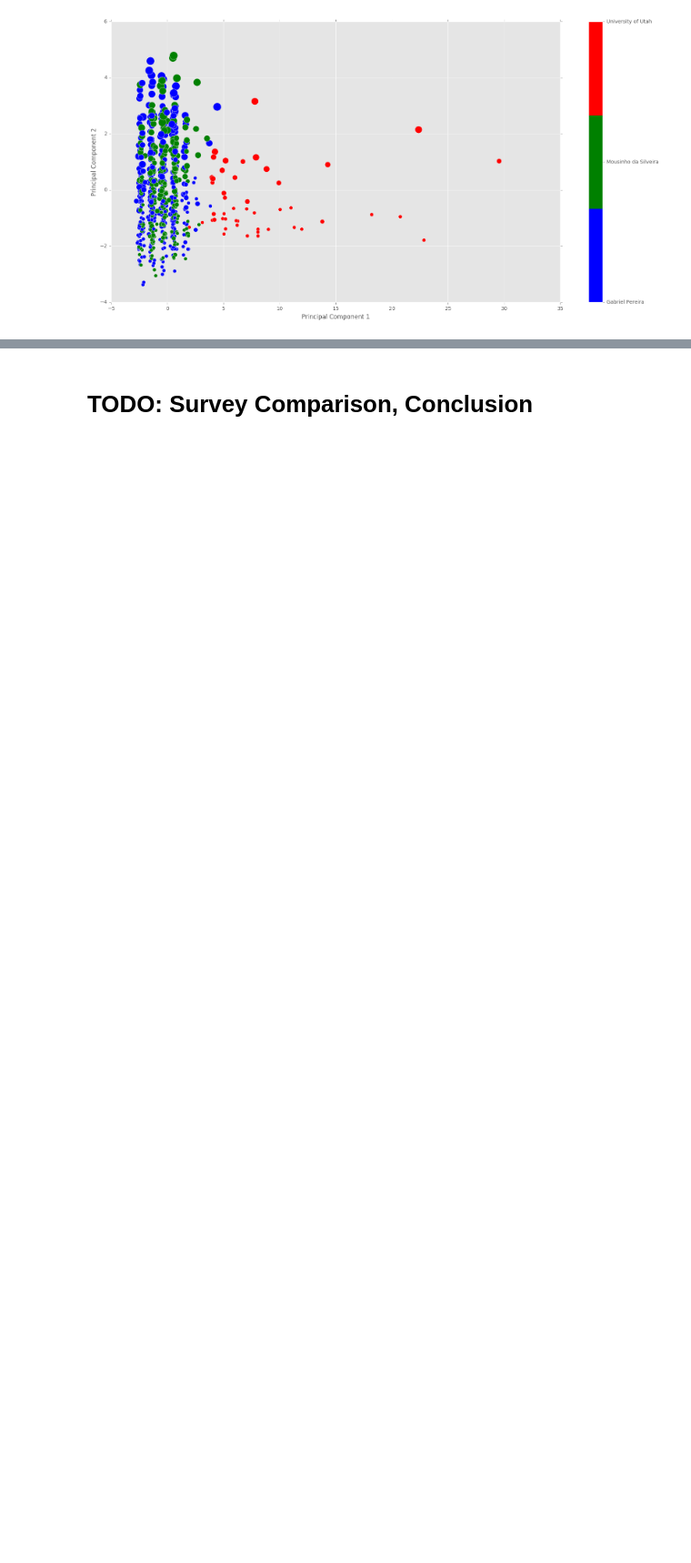
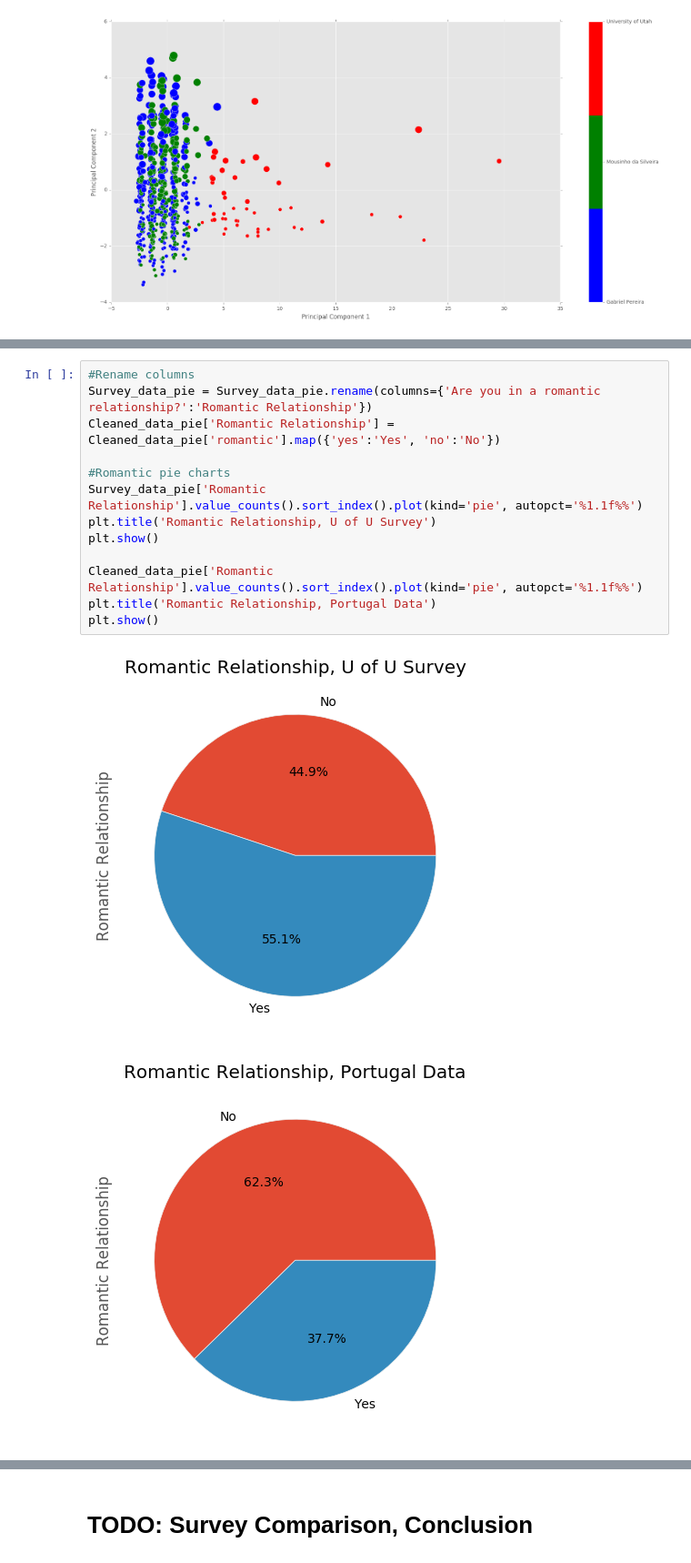
Before and after one commit to fagan2888/DataSci_Final_Project, a Jupyter notebook: Final/Final Submission.ipynb, the cells around one changed output, grey strips where cells are left out. Shown at 91% size. Drawn from its saved outputs; the diff is of its cells as text; blank space fills up the shorter version.

```diff
--- a/Final/Final Submission.ipynb
+++ b/Final/Final Submission.ipynb
@@ -1501,0 +1549,16 @@ plt.show()
+# %%
+#Rename columns
+Survey_data_pie = Survey_data_pie.rename(columns={'Are you in a romantic relationship?':'Romantic Relationship'})
+Cleaned_data_pie['Romantic Relationship'] = Cleaned_data_pie['romantic'].map({'yes':'Yes', 'no':'No'})
+
+#Romantic pie charts
+Survey_data_pie['Romantic Relationship'].value_counts().sort_index().plot(kind='pie', autopct='%1.1f%%')
+plt.title('Romantic Relationship, U of U Survey')
+plt.show()
+
+Cleaned_data_pie['Romantic Relationship'].value_counts().sort_index().plot(kind='pie', autopct='%1.1f%%')
+plt.title('Romantic Relationship, Portugal Data')
+plt.show()
+# %% [output]
+[figure, added]
+[figure, added]
```
Also changed, not shown: parts of 15 cells of this notebook, 1 other file.
